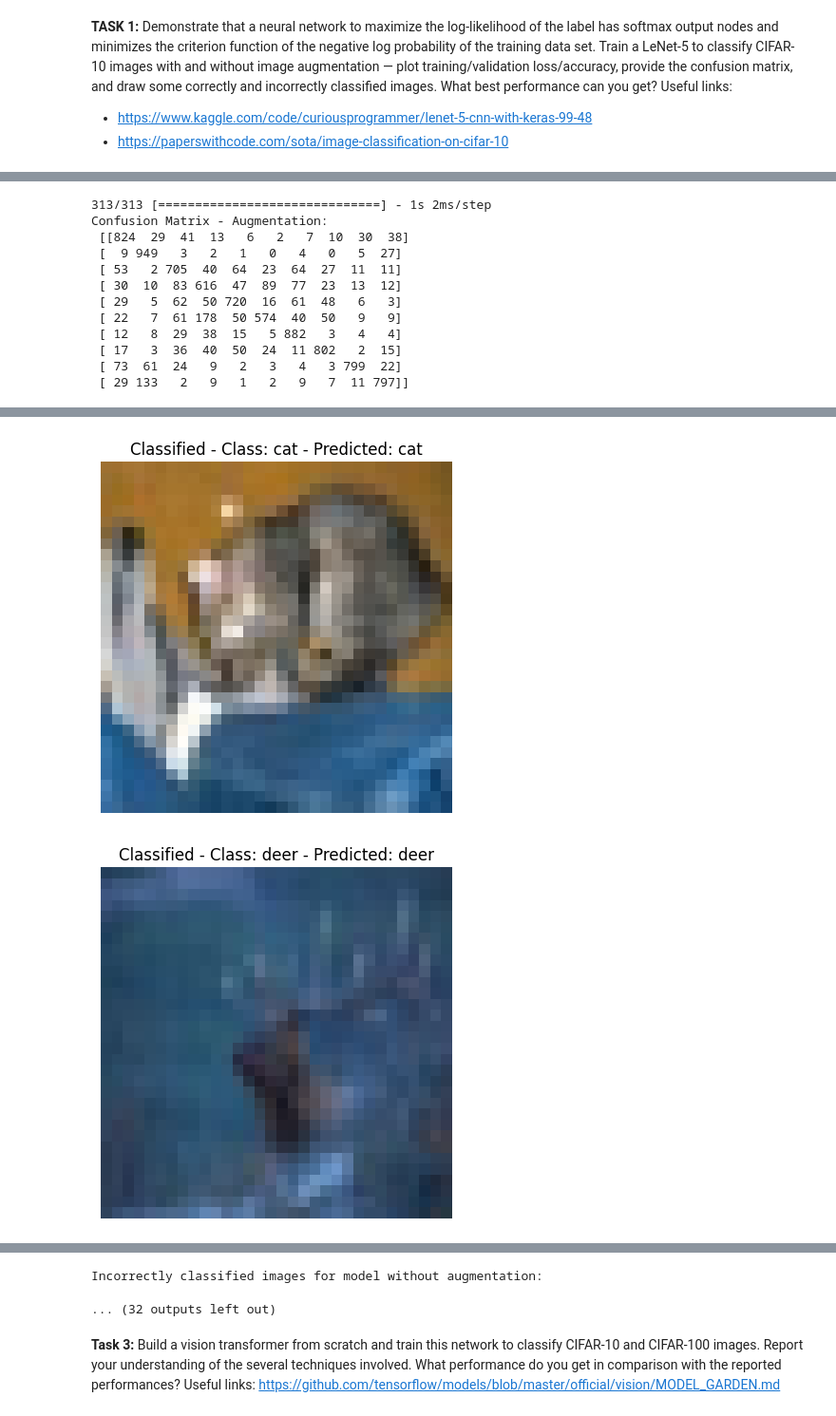
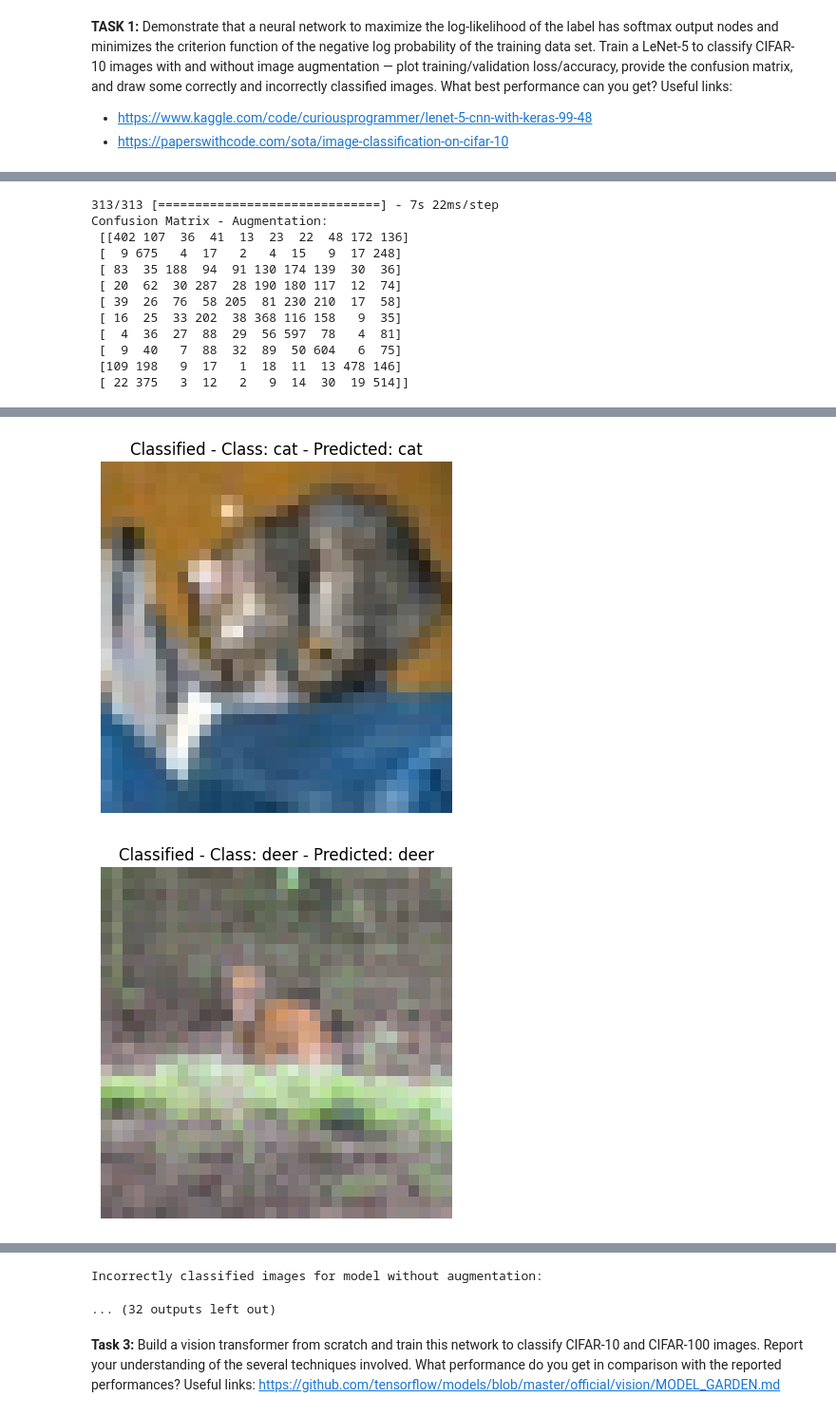
Before and after one commit to dhayanesh/CNN-Transformer-EfficientNet-LeNet, a Jupyter notebook: cnn.ipynb, the cells around one changed output, grey strips where cells are left out. Shown: that part at 95% size. Drawn from its saved outputs; the diff is of its cells as text; code cells hidden in the pictures.

```diff
--- a/cnn.ipynb
+++ b/cnn.ipynb
@@ -49,5 +53,5 @@ modelAug.add(Dense(10, activation='softmax'))
 # %%
 model.compile(loss='categorical_crossentropy', metrics=['accuracy'], optimizer=Adam())
 # %%
-history = model.fit(x_train, y_train, epochs=50, validation_data=(x_test, y_test), batch_size=128)
+history = model.fit(x_train, y_train, epochs=25, validation_data=(x_test, y_test), batch_size=128)
 # %% [output]
@@ -75,5 +63,5 @@ datagen.fit(x_train)
 # %%
 modelAug.compile(loss='categorical_crossentropy', metrics=['accuracy'], optimizer=Adam())
 # %%
-historyAug = modelAug.fit(datagen.flow(x_train, y_train, batch_size=128), epochs=50, validation_data=(x_test, y_test), steps_per_epoch=x_train.shape[0] // 128)
+historyAug = modelAug.fit(datagen.flow(x_train, y_train, batch_size=128), epochs=25, validation_data=(x_test, y_test), steps_per_epoch=x_train.shape[0] // 128)
 # %% [output]
@@ -162,25 +136,22 @@ y_true_aug = tf.argmax(y_test, axis=-1)
 conf_MatAug = confusion_matrix(y_true_aug, y_pred_aug)
 print("Confusion Matrix - Augmentation:\n", conf_MatAug)
 # %% [output]
-313/313 [==============================] - 1s 2ms/step
+313/313 [==============================] - 7s 22ms/step
 Confusion Matrix - Augmentation:
- [[824  29  41  13   6   2   7  10  30  38]
- [  9 949   3   2   1   0   4   0   5  27]
- [ 53   2 705  40  64  23  64  27  11  11]
- [ 30  10  83 616  47  89  77  23  13  12]
- [ 29   5  62  50 720  16  61  48   6   3]
- [ 22   7  61 178  50 574  40  50   9   9]
- [ 12   8  29  38  15   5 882   3   4   4]
- [ 17   3  36  40  50  24  11 802   2  15]
- [ 73  61  24   9   2   3   4   3 799  22]
- [ 29 133   2   9   1   2   9   7  11 797]]
+ [[402 107  36  41  13  23  22  48 172 136]
+ [  9 675   4  17   2   4  15   9  17 248]
+ [ 83  35 188  94  91 130 174 139  30  36]
+ [ 20  62  30 287  28 190 180 117  12  74]
+ [ 39  26  76  58 205  81 230 210  17  58]
+ [ 16  25  33 202  38 368 116 158   9  35]
+ [  4  36  27  88  29  56 597  78   4  81]
+ [  9  40   7  88  32  89  50 604   6  75]
+ [109 198   9  17   1  18  11  13 478 146]
+ [ 22 375   3  12   2   9  14  30  19 514]]
 # %%
-import tensorflow as tf
-import matplotlib.pyplot as plt
-
 class_names = {0: 'airplane', 1: 'automobile', 2: 'bird', 3: 'cat', 4: 'deer', 5: 'dog', 6: 'frog', 7: 'horse', 8: 'ship', 9: 'truck'}
-
-def plot_images(model, x_test, y_test, modelType, correct=True):
+#image plotting code reused from previous assignment
+def plotImages(model, x_test, y_test, modelType, correct=True):
     y_pred = tf.argmax(model.predict(x_test), axis=-1)
     y_true = tf.argmax(y_test, axis=-1)
 
@@ -216,6 +187,6 @@ def plot_images(model, x_test, y_test, modelType, correct=True):
             plt.axis('off')
             plt.show()
 
-plot_images(model, x_test, y_test, "model without augmentation", correct=True)
-plot_images(modelAug, x_test, y_test, "model with augmentation", correct=True)
+plotImages(model, x_test, y_test, "model without augmentation", correct=True)
+plotImages(modelAug, x_test, y_test, "model with augmentation", correct=True)
 # %% [output]
@@ -227,2 +198,2 @@ Correctly classified images for model without augmentation:
 [figure]
-[figure, old version]
+[figure, new version]
```
Also changed, not shown: parts of 14 cells of this notebook.
